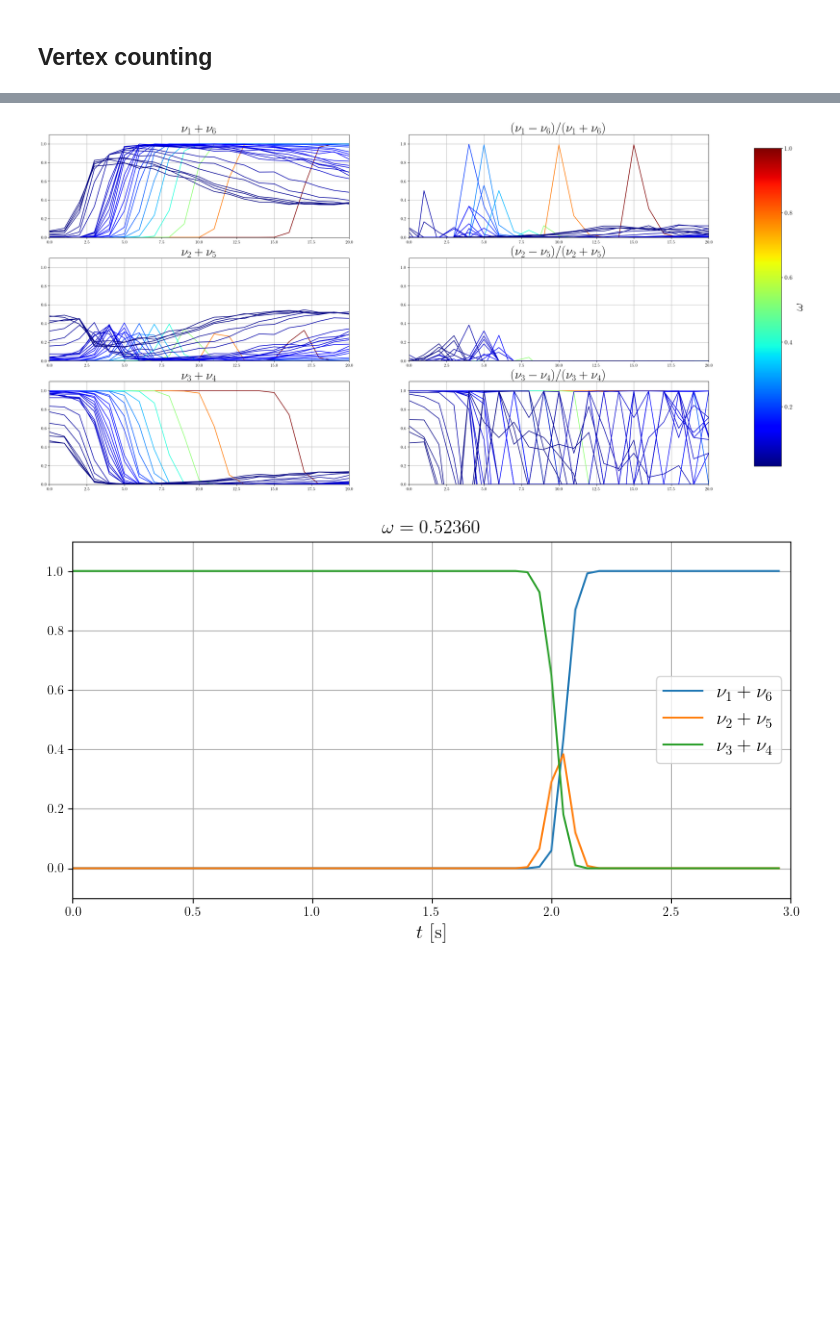
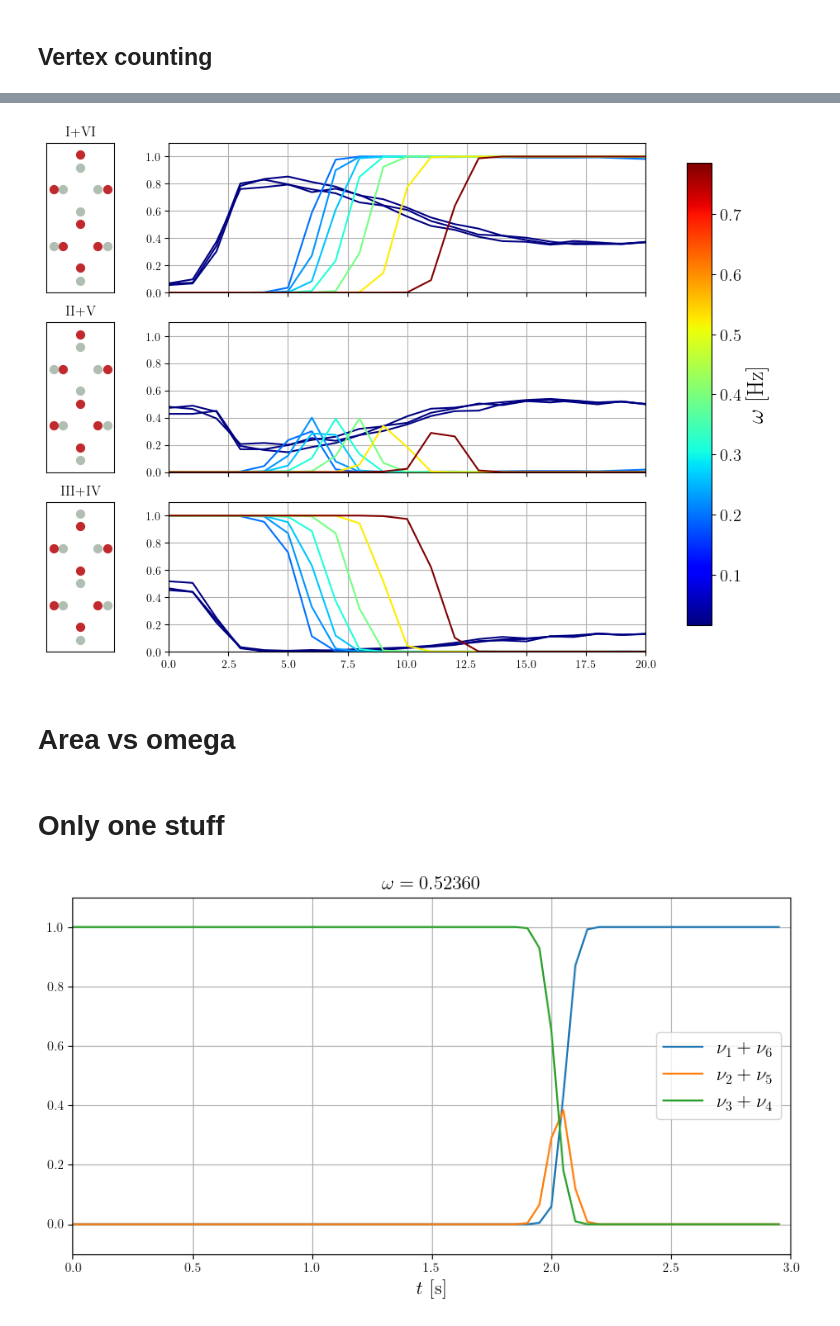
Before and after one commit to leogabac/reentrancy, a Jupyter notebook: src/notebooks/test11.ipynb, the cells around one changed output, grey strips where cells are left out. Drawn from its saved outputs; the diff is of its cells as text; code cells hidden in the pictures; blank space fills up the shorter version.

```diff
--- a/src/notebooks/test11.ipynb
+++ b/src/notebooks/test11.ipynb
@@ -167,6 +170,3 @@ plt.show()
 # %% [markdown]
 
 ## Vertex counting
-# %%
-raw_data = pd.read_csv(os.path.join(DATA_PATH,'10','average_counts.csv'),index_col=['field','time'])
-raw_data.total_time.unique()
@@ -206,31 +173,54 @@ omegas = [np.pi/2/tt for tt in vel_counts.keys()]
+# %%
+omega_time = {w:df_w.index.get_level_values('time').max() for w,df_w in raw_data.groupby('omega')}
+omegas = list(omega_time.keys())
 # %%
-colors = ['#2200cf','#606cff', '#00a92a', '#5d6061', '#ff514c','#ca0600'  ]
-#norm = plt.Normalize(min(omegas),max(omegas))
-norm = plt.Normalize(min(omegas),1)
+fig, axes = plt.subplots(nrows=3, ncols=2, figsize=(10, 8),
+                         gridspec_kw={
+                           'width_ratios': [1, 7,],
+                           'height_ratios': [1, 1, 1],
+                           'wspace': 0.2,
+                           'hspace': 0.2})
 
+norm = plt.Normalize(min(omegas),max(ws))
 cmap = plt.get_cmap('jet')
 
-fig, axes = plt.subplots(3,2,figsize=(30,15))
+plot_simple_colloids(axes[0][0],'I+VI',centers,af4)
+plot_simple_colloids(axes[1][0],'II+V',centers,af2)
+plot_simple_colloids(axes[2][0],'III+IV',centers,zero)
 
-for (i,vtp), ax in zip(enumerate(types2),axes.T.flatten()):
-    for omega,(tt,cdf) in zip(omegas,vel_counts.items()):
-        ax.plot(field,cdf[vtp], color=cmap(norm(omega)))
-    ax.set_ylim(0,1.1)
-    ax.set_xlim(0,20)
-    ax.set_title(types_fancy[i],fontsize=30)
-    ax.grid()
+for w, cdf_omega in raw_data.groupby('omega'):
+    if w not in ws:
+            continue
+    cdf_last = cdf_omega.xs(omega_time[w],level='time').sort_index()
+    axes[0][1].plot(cdf_last.index.get_level_values('field'), cdf_last.I + cdf_last.VI, color=cmap(norm(w)) )
+    axes[1][1].plot(cdf_last.index.get_level_values('field'), cdf_last.II + cdf_last.V, color=cmap(norm(w)) )
+    axes[2][1].plot(cdf_last.index.get_level_values('field'), cdf_last.III + cdf_last.IV, color=cmap(norm(w)) )
+
+for i in range(3):
+    axes[i][1].set_xlim(0,20)
+    axes[i][1].set_ylim(0,1.1)
+    axes[i][1].grid()
+
+    if i<2:
+        axes[i][1].set_xticklabels([])
+
+
 
 fig.subplots_adjust(right=0.85)  # Adjust the right space to make room for the colorbar
 cbar_ax = fig.add_axes([0.9, 0.15, 0.03, 0.7])  # [left, bottom, width, height] for the colorbar
-
 sm = plt.cm.ScalarMappable(cmap=cmap, norm=norm)
 sm.set_array([])
 cbar = fig.colorbar(sm, cax=cbar_ax)
-cbar.set_label(label='$\\omega$',fontsize=30)
+cbar.set_label(label='$\\omega$ [Hz]',fontsize=20)
 cbar.ax.tick_params(labelsize=15)
+
 plt.show()
 # %% [output]
-[figure, old version]
+[figure, new version]
+# %% [markdown]
+# Area vs omega
+# %% [markdown]
+# Only one stuff
 # %%
 all_times = raw_data['total_time'].unique()
 # %%
```
Also changed, not shown: parts of 5 cells of this notebook.
